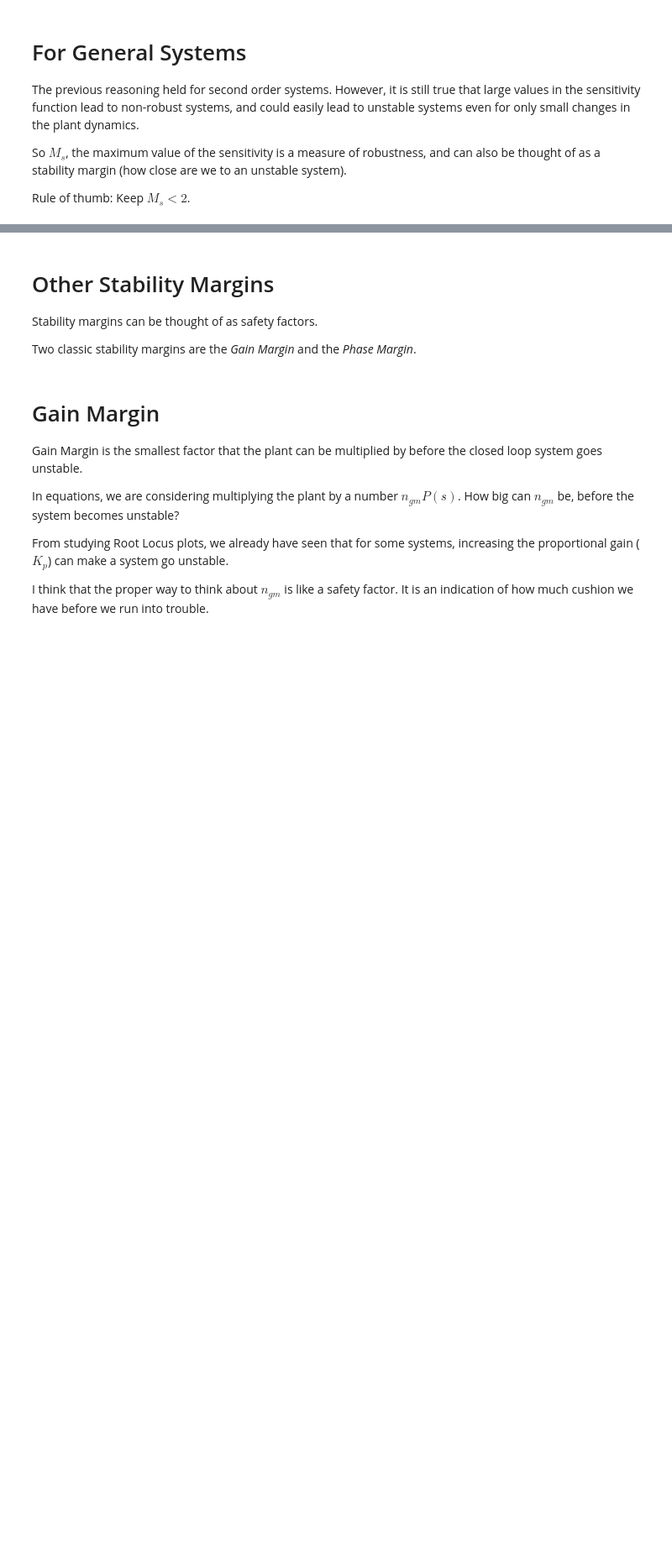
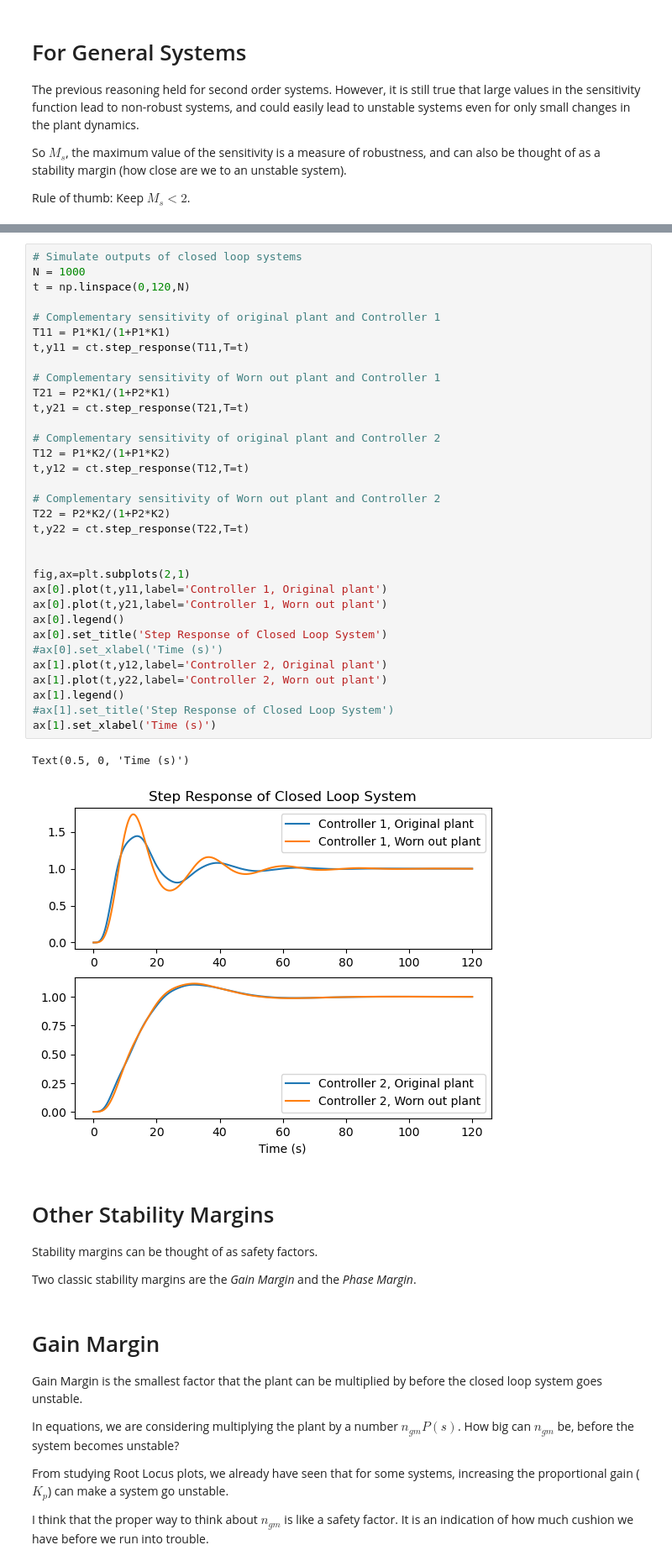
Before and after one commit to arneUofC/ENEL441Unit3, a Jupyter notebook: Unit 3 - Part 3 - Robustness.ipynb, the cells around one changed output, grey strips where cells are left out. Shown at 84% size. Saved outputs shown, nothing was run; the diff lists cells and outputs as text; blank space fills up the shorter version.

```diff
--- a/Unit 3 - Part 3 - Robustness.ipynb
+++ b/Unit 3 - Part 3 - Robustness.ipynb
@@ -125,3 +210,39 @@ Rule of thumb: Keep $M_s < 2$.
+# %%
+# Simulate outputs of closed loop systems
+N = 1000
+t = np.linspace(0,120,N)
+
+# Complementary sensitivity of original plant and Controller 1
+T11 = P1*K1/(1+P1*K1)
+t,y11 = ct.step_response(T11,T=t)
+
+# Complementary sensitivity of Worn out plant and Controller 1
+T21 = P2*K1/(1+P2*K1)
+t,y21 = ct.step_response(T21,T=t)
+
+# Complementary sensitivity of original plant and Controller 2
+T12 = P1*K2/(1+P1*K2)
+t,y12 = ct.step_response(T12,T=t)
+
+# Complementary sensitivity of Worn out plant and Controller 2
+T22 = P2*K2/(1+P2*K2)
+t,y22 = ct.step_response(T22,T=t)
+
+
+fig,ax=plt.subplots(2,1)
+ax[0].plot(t,y11,label='Controller 1, Original plant')
+ax[0].plot(t,y21,label='Controller 1, Worn out plant')
+ax[0].legend()
+ax[0].set_title('Step Response of Closed Loop System')
+#ax[0].set_xlabel('Time (s)')
+ax[1].plot(t,y12,label='Controller 2, Original plant')
+ax[1].plot(t,y22,label='Controller 2, Worn out plant')
+ax[1].legend()
+#ax[1].set_title('Step Response of Closed Loop System')
+ax[1].set_xlabel('Time (s)')
+# %% [output]
+Text(0.5, 0, 'Time (s)')
+[figure, added]
 # %% [markdown]
 # Other Stability Margins
 
```
Also changed, not shown: parts of 7 cells of this notebook, 6 other files.
